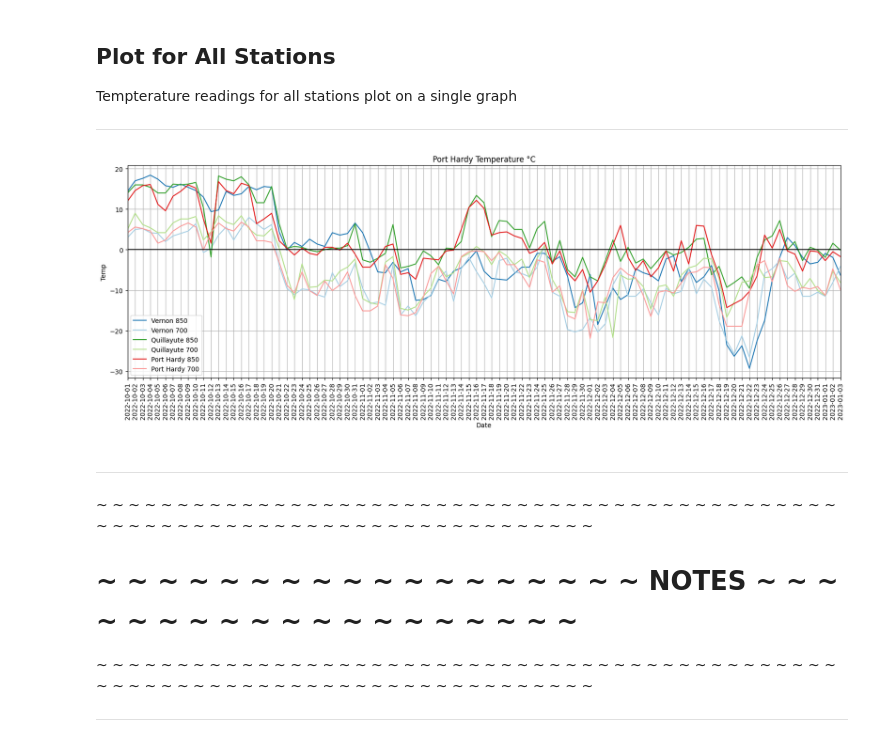
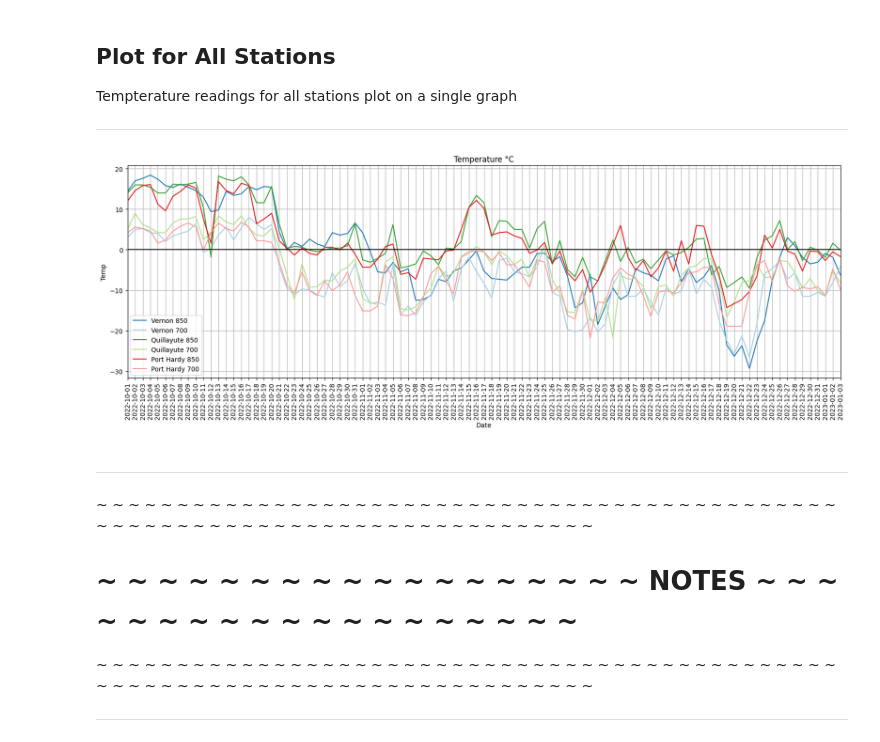
Before and after one commit to lck3nny/AuroraBC, a Jupyter notebook: Scraper/Scraper.ipynb, the cells around one changed output. Cells and saved outputs as stored; diff of their text form; code cells hidden in the pictures.

```diff
--- a/Scraper/Scraper.ipynb
+++ b/Scraper/Scraper.ipynb
@@ -367,44 +367,44 @@ plt.show()
 Tempterature readings for all stations plot on a single graph
 
 ---
-# %%
-# Set figure details
-plt.figure(figsize=(20,6))
-plt.title("Port Hardy Temperature °C")
-plt.xticks(rotation = 'vertical')
-
-# Define desired order
-order = [1, 0, 3, 2, 5, 4]
-hue_order = [850, 700]
-
-# Re-order color palette
-palette = sns.color_palette("Paired", n_colors=6)
-palette = [palette[idx] for idx in order]
-
-# Re-order labels by desc pressure
-labels=['Vernon 700', 'Vernon 850', 'Quillayute 700', 'Quillayute 850', 'Port Hardy 700', 'Port Hardy 850']
-labels = [labels[idx] for idx in order]
-
-# Line chart showing daily temps of Quillayute weather balloon at both 700 and 850 hPa
-g = sns.lineplot(x='Date', y='Temp', hue='Pressure', data=df[df['Station'] == "Vernon"], palette=palette[:2], hue_order=hue_order)
-g = sns.lineplot(x='Date', y='Temp', hue='Pressure', data=df[df['Station'] == "Quillayute"], palette=palette[2:4], hue_order=hue_order)
-g = sns.lineplot(x='Date', y='Temp', hue='Pressure', data=df[df['Station'] == "Port Hardy"], palette=palette[4:6], hue_order=hue_order)
-g.axhline(0, color='black')
-
-
-# Rename legend with detailed labels
-l = plt.legend()
-for x, label in enumerate(labels):
-    l.get_texts()[x].set_text(label)
-
-# Display and Save graph
-plt.xlim([0, len(df)/6 -1])
-plt.grid()
-plt.savefig("./figures/PortHardyTemps-{:0>4d}-{:0>2d}-{:0>2d}.png".format(datetime.now().year, datetime.now().month, datetime.now().day),
-                    format='png',dpi=150)
-plt.show()
-# %% [output]
-[figure, removed]
+# %%
+# Set figure details
+plt.figure(figsize=(20,6))
+plt.title("Temperature °C")
+plt.xticks(rotation = 'vertical')
+
+# Define desired order
+order = [1, 0, 3, 2, 5, 4]
+hue_order = [850, 700]
+
+# Re-order color palette
+palette = sns.color_palette("Paired", n_colors=6)
+palette = [palette[idx] for idx in order]
+
+# Re-order labels by desc pressure
+labels=['Vernon 700', 'Vernon 850', 'Quillayute 700', 'Quillayute 850', 'Port Hardy 700', 'Port Hardy 850']
+labels = [labels[idx] for idx in order]
+
+# Line chart showing daily temps of Quillayute weather balloon at both 700 and 850 hPa
+g = sns.lineplot(x='Date', y='Temp', hue='Pressure', data=df[df['Station'] == "Vernon"], palette=palette[:2], hue_order=hue_order)
+g = sns.lineplot(x='Date', y='Temp', hue='Pressure', data=df[df['Station'] == "Quillayute"], palette=palette[2:4], hue_order=hue_order)
+g = sns.lineplot(x='Date', y='Temp', hue='Pressure', data=df[df['Station'] == "Port Hardy"], palette=palette[4:6], hue_order=hue_order)
+g.axhline(0, color='black')
+
+
+# Rename legend with detailed labels
+l = plt.legend()
+for x, label in enumerate(labels):
+    l.get_texts()[x].set_text(label)
+
+# Display and Save graph
+plt.xlim([0, len(df)/6 -1])
+plt.grid()
+plt.savefig("./figures/PortHardyTemps-{:0>4d}-{:0>2d}-{:0>2d}.png".format(datetime.now().year, datetime.now().month, datetime.now().day),
+                    format='png',dpi=150)
+plt.show()
+# %% [output]
+[figure, added]
 # %% [markdown]
 - - - - - - - - - - - - - - - - - - - - - - - - - - - - - - - -
 ~ ~ ~ ~ ~ ~ ~ ~ ~ ~ ~ ~ ~ ~ ~ ~ ~ ~ ~ ~ ~ ~ ~ ~ ~ ~ ~ ~ ~ ~ ~ ~ ~ ~ ~ ~ ~ ~ ~ ~ ~ ~ ~ ~ ~ ~ ~ ~ ~ ~ ~ ~ ~ ~ ~ ~ ~ ~ ~ ~ ~ ~ ~ ~ ~ ~ ~ ~ ~ ~ ~ ~ ~ ~ ~ ~ ~
```
